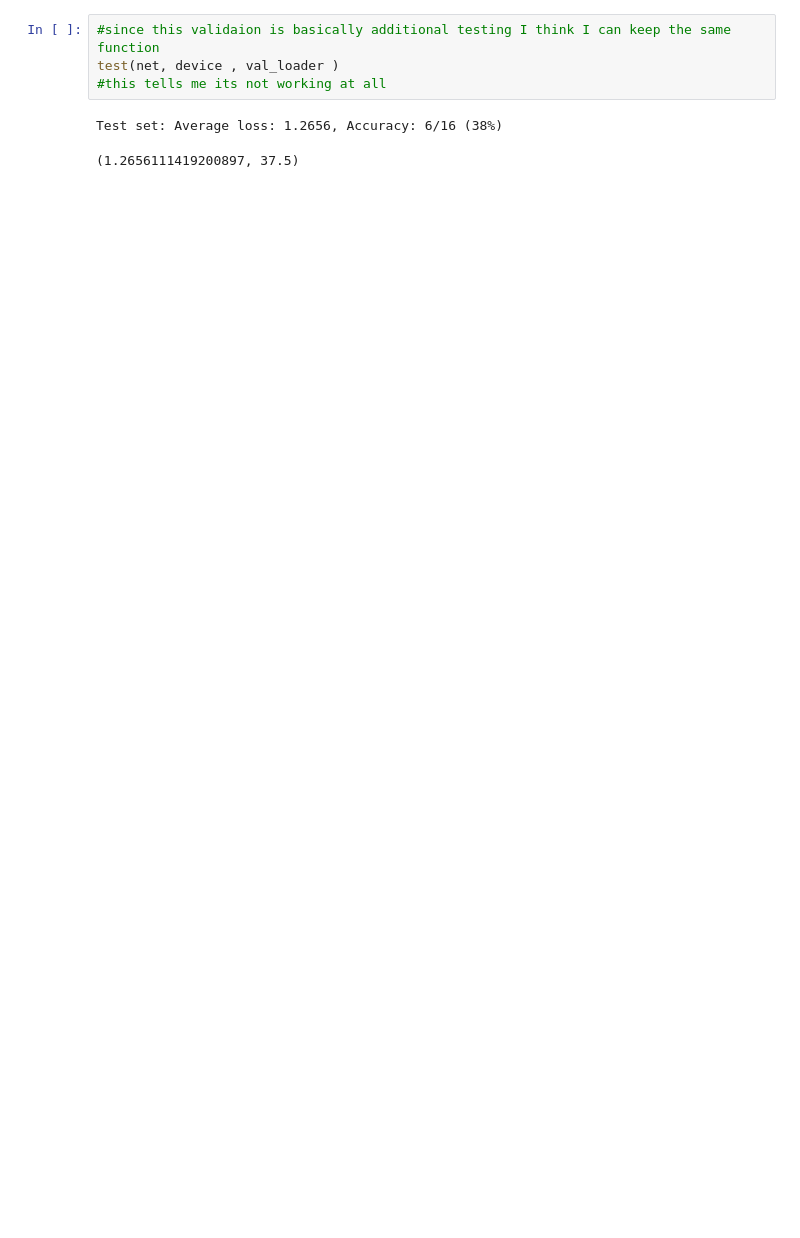
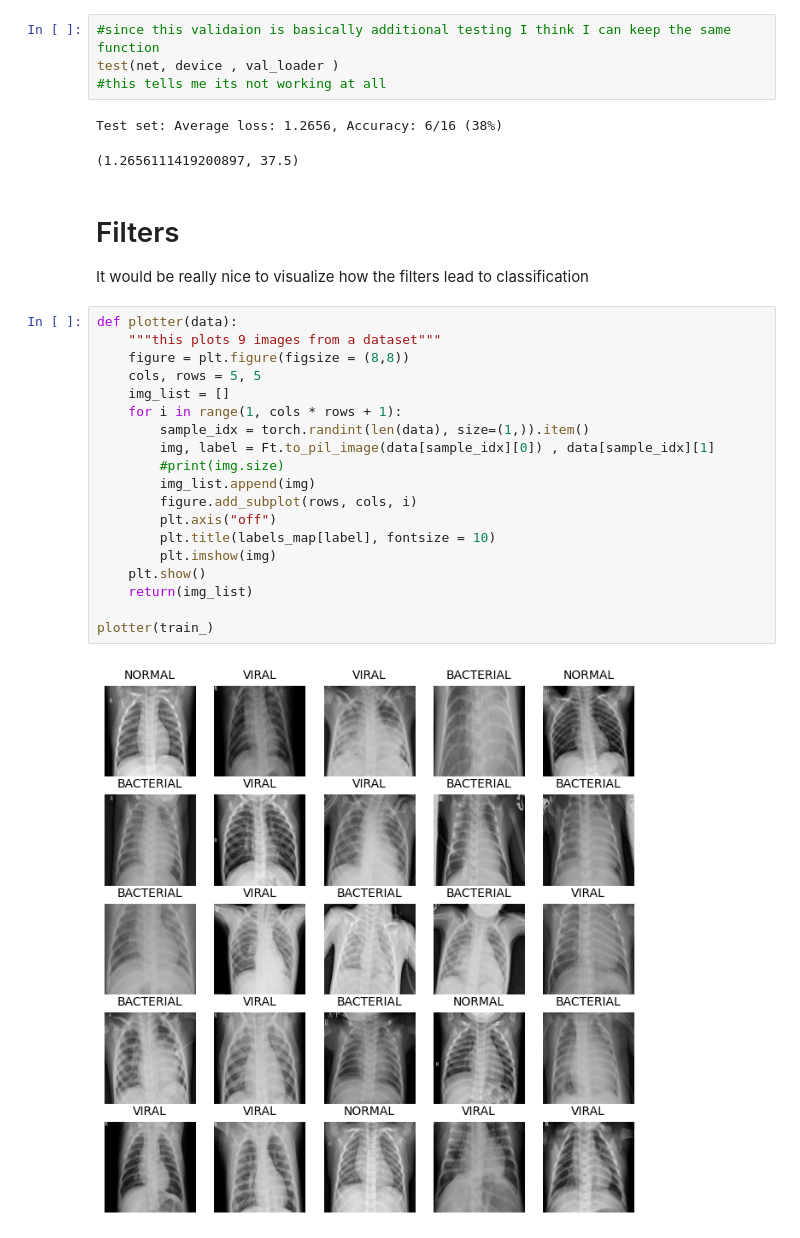
Before and after one commit to Isi2000/PATTERN, a Jupyter notebook: PATTERN.ipynb, the cells around one changed output. Cells and saved outputs as stored; diff of their text form; blank space fills up the shorter version.

Commit message:
Not much, but the idea is that of creating a visualizing tool to see how the net classifies

```diff
--- a/PATTERN.ipynb
+++ b/PATTERN.ipynb
@@ -333,3 +333,28 @@ test(net, device , val_loader )
 # %% [output]
 Test set: Average loss: 1.2656, Accuracy: 6/16 (38%)
 (1.2656111419200897, 37.5)
+# %% [markdown]
+# Filters
+
+It would be really nice to visualize how the filters lead to classification
+# %%
+def plotter(data):
+    """this plots 9 images from a dataset"""
+    figure = plt.figure(figsize = (8,8))
+    cols, rows = 5, 5
+    img_list = []
+    for i in range(1, cols * rows + 1):
+        sample_idx = torch.randint(len(data), size=(1,)).item()
+        img, label = Ft.to_pil_image(data[sample_idx][0]) , data[sample_idx][1]
+        #print(img.size)
+        img_list.append(img)
+        figure.add_subplot(rows, cols, i)
+        plt.axis("off")
+        plt.title(labels_map[label], fontsize = 10)
+        plt.imshow(img)
+    plt.show()
+    return(img_list)
+
+plotter(train_)
+# %% [output]
+[figure, added]
```
Also changed, not shown: parts of 2 cells of this notebook.
